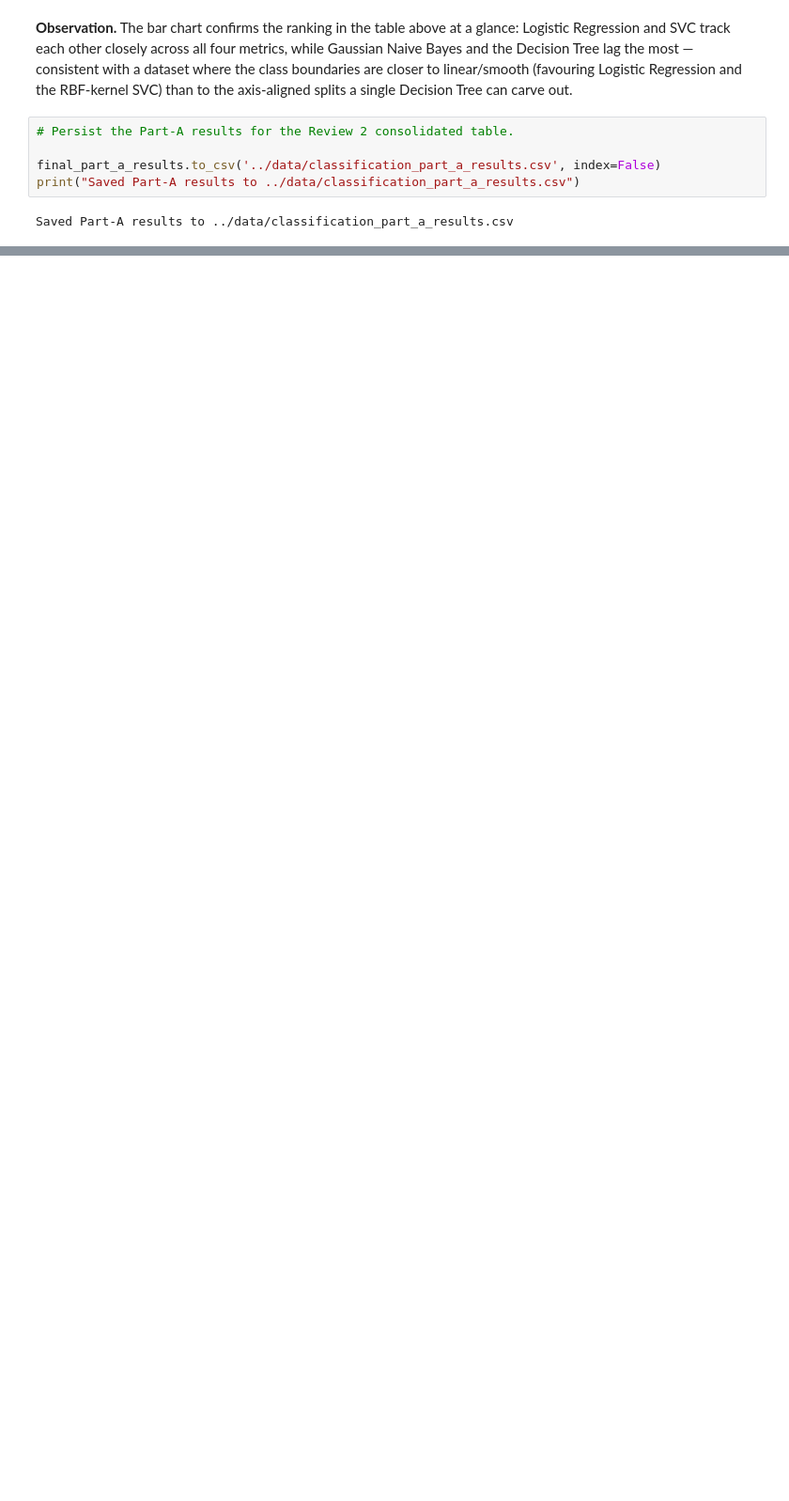
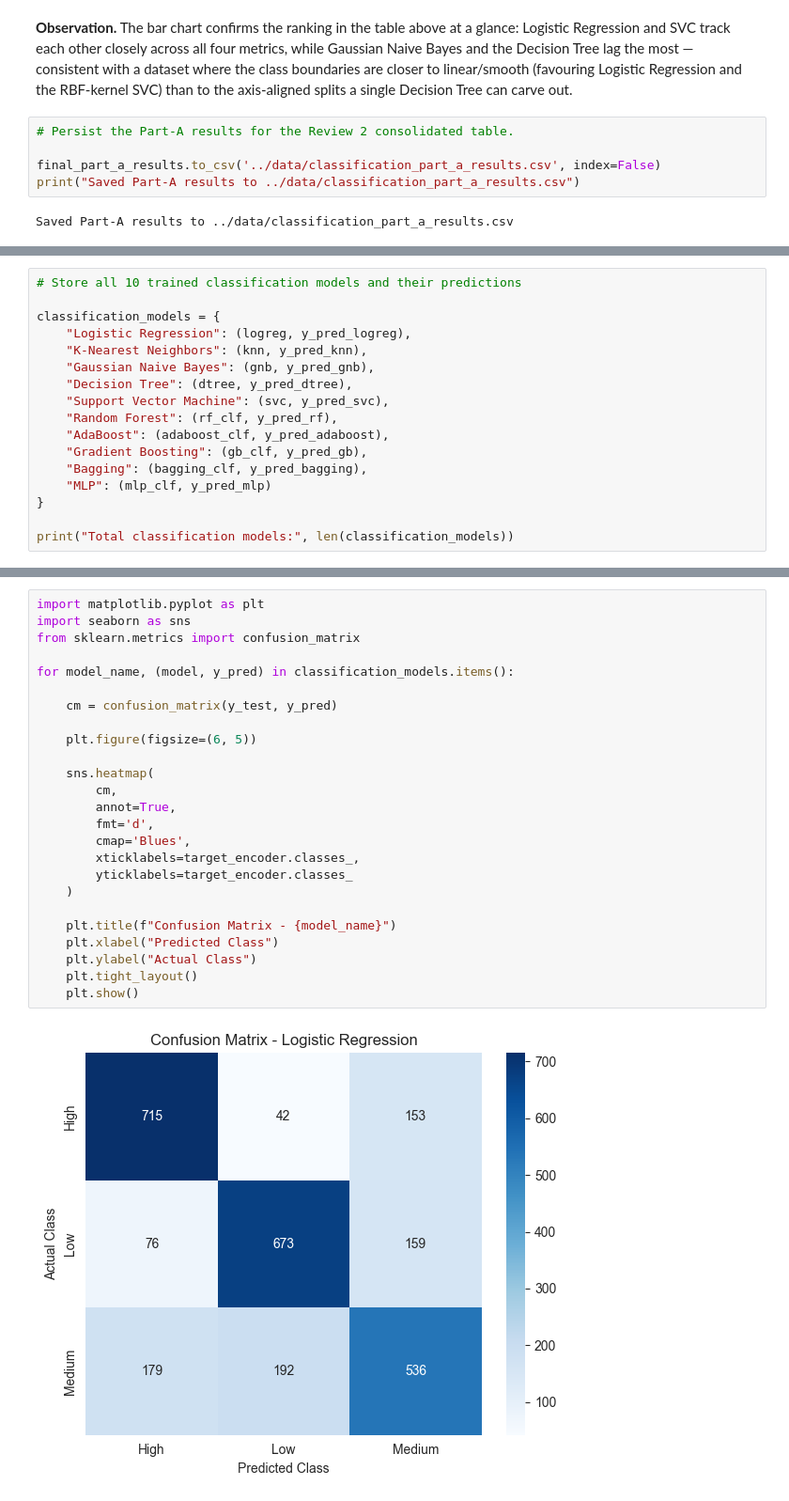
Before and after one commit to Vaishnavi090807/ML-Capstone-Project, a Jupyter notebook: notebooks/classification.ipynb, the cells around one changed output, grey strips where cells are left out. Shown at 94% size. Cells and saved outputs as stored; diff of their text form; blank space fills up the shorter version.

Commit message:
Complete Review 2 classification and clustering

```diff
--- a/notebooks/classification.ipynb
+++ b/notebooks/classification.ipynb
@@ -703,0 +893,17 @@ Saved Part-A results to ../data/classification_part_a_results.csv
+# %%
+# Store all 10 trained classification models and their predictions
+
+classification_models = {
+    "Logistic Regression": (logreg, y_pred_logreg),
+    "K-Nearest Neighbors": (knn, y_pred_knn),
+    "Gaussian Naive Bayes": (gnb, y_pred_gnb),
+    "Decision Tree": (dtree, y_pred_dtree),
+    "Support Vector Machine": (svc, y_pred_svc),
+    "Random Forest": (rf_clf, y_pred_rf),
+    "AdaBoost": (adaboost_clf, y_pred_adaboost),
+    "Gradient Boosting": (gb_clf, y_pred_gb),
+    "Bagging": (bagging_clf, y_pred_bagging),
+    "MLP": (mlp_clf, y_pred_mlp)
+}
+
+print("Total classification models:", len(classification_models))
@@ -703,0 +1024,27 @@ Saved Part-A results to ../data/classification_part_a_results.csv
+# %%
+import matplotlib.pyplot as plt
+import seaborn as sns
+from sklearn.metrics import confusion_matrix
+
+for model_name, (model, y_pred) in classification_models.items():
+
+    cm = confusion_matrix(y_test, y_pred)
+
+    plt.figure(figsize=(6, 5))
+
+    sns.heatmap(
+        cm,
+        annot=True,
+        fmt='d',
+        cmap='Blues',
+        xticklabels=target_encoder.classes_,
+        yticklabels=target_encoder.classes_
+    )
+
+    plt.title(f"Confusion Matrix - {model_name}")
+    plt.xlabel("Predicted Class")
+    plt.ylabel("Actual Class")
+    plt.tight_layout()
+    plt.show()
+# %% [output]
+[figure, added]
```
Also changed, not shown: parts of 102 cells of this notebook, 4 other files.
